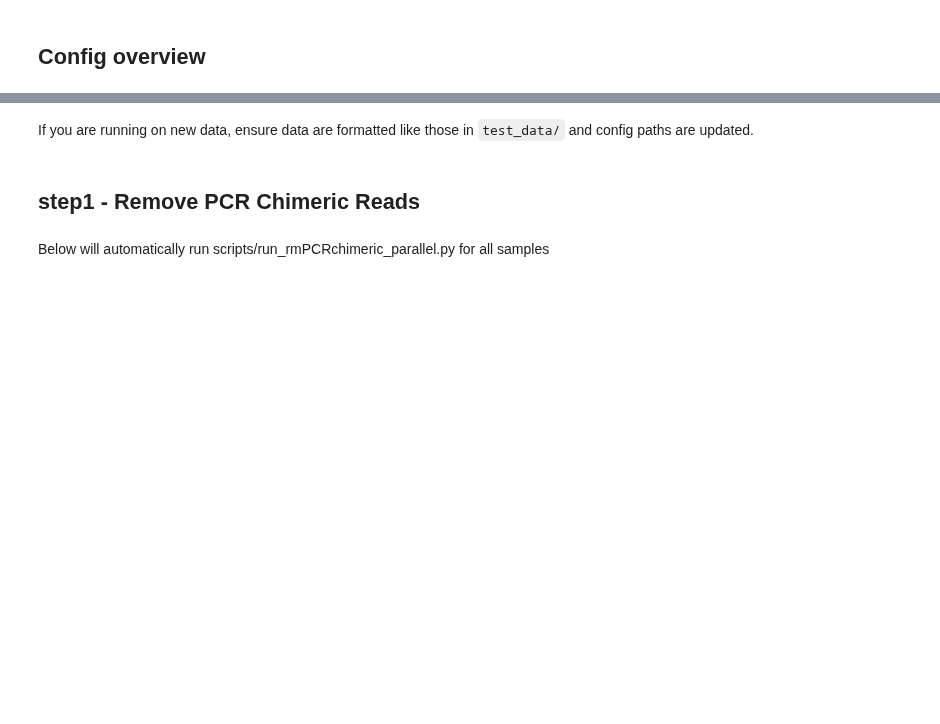
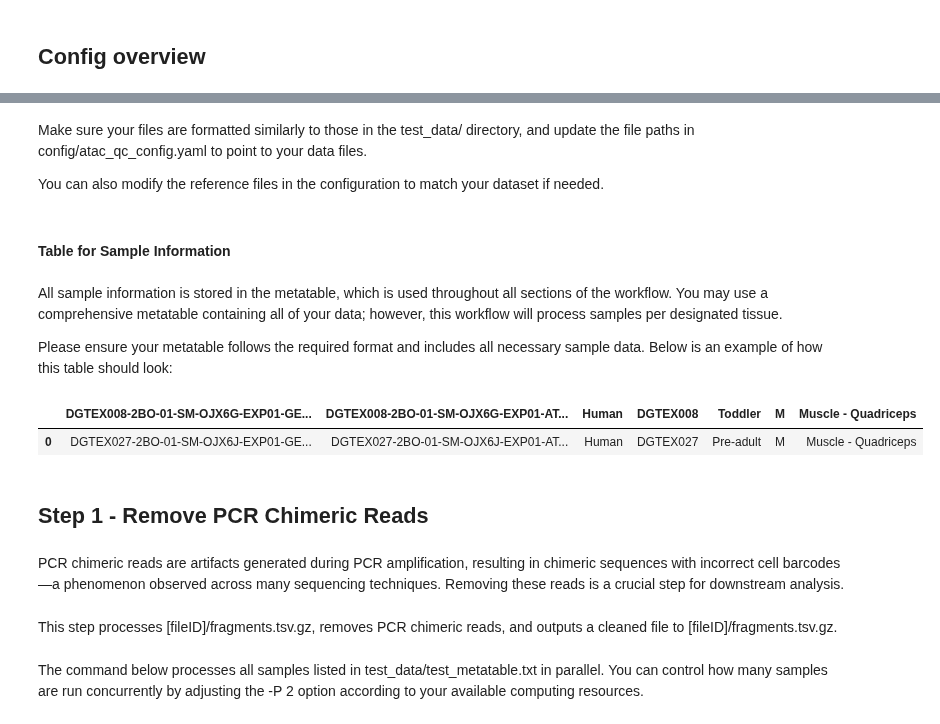
Before and after one commit to KailiBio/Multiomic-workflow, a Jupyter notebook: ATAC_QC/notebooks/ATAC_QC_demo.ipynb, the cells around one changed output, grey strips where cells are left out. Cells and saved outputs as stored; diff of their text form; code cells hidden in the pictures; blank space fills up the shorter version.

```diff
--- a/ATAC_QC/notebooks/ATAC_QC_demo.ipynb
+++ b/ATAC_QC/notebooks/ATAC_QC_demo.ipynb
@@ -51,6 +66,27 @@ references:
 # %% [markdown]
-If you are running on new data, ensure data are formatted like those in `test_data/` and config paths are updated.
+Make sure your files are formatted similarly to those in the test_data/ directory, and update the file paths in config/atac_qc_config.yaml to point to your data files.
+
+You can also modify the reference files in the configuration to match your dataset if needed.
+# %% [markdown]
+#### Table for Sample Information
+# %% [markdown]
+All sample information is stored in the metatable, which is used throughout all sections of the workflow. You may use a comprehensive metatable containing all of your data; however, this workflow will process samples per designated tissue.
+
+Please ensure your metatable follows the required format and includes all necessary sample data. Below is an example of how this table should look:
+# %%
+import pandas as pd
+
+sample_metadata = pd.read_csv('test_data/test_metatable.txt', sep='\t')
+
+sample_metadata.head()
+# %% [output]
+|  | DGTEX008-2BO-01-SM-OJX6G-EXP01-GE... | DGTEX008-2BO-01-SM-OJX6G-EXP01-AT... | Human | DGTEX008 | Toddler | M | Muscle - Quadriceps |
+| 0 | DGTEX027-2BO-01-SM-OJX6J-EXP01-GE... | DGTEX027-2BO-01-SM-OJX6J-EXP01-AT... | Human | DGTEX027 | Pre-adult | M | Muscle - Quadriceps |
 # %% [markdown]
-## step1 - Remove PCR Chimeric Reads
+## Step 1 - Remove PCR Chimeric Reads
+# %% [markdown]
+PCR chimeric reads are artifacts generated during PCR amplification, resulting in chimeric sequences with incorrect cell barcodes—a phenomenon observed across many sequencing techniques. Removing these reads is a crucial step for downstream analysis.
+# %% [markdown]
+This step processes [fileID]/fragments.tsv.gz, removes PCR chimeric reads, and outputs a cleaned file to [fileID]/fragments.tsv.gz.
 # %% [markdown]
-Below will automatically run scripts/run_rmPCRchimeric_parallel.py for all samples
+The command below processes all samples listed in test_data/test_metatable.txt in parallel. You can control how many samples are run concurrently by adjusting the -P 2 option according to your available computing resources.
```
Also changed, not shown: parts of 47 cells of this notebook, 23 other files.
